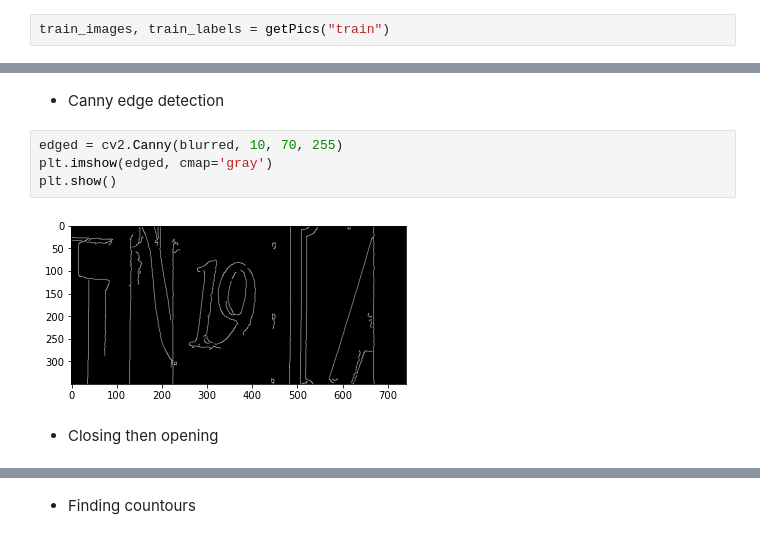
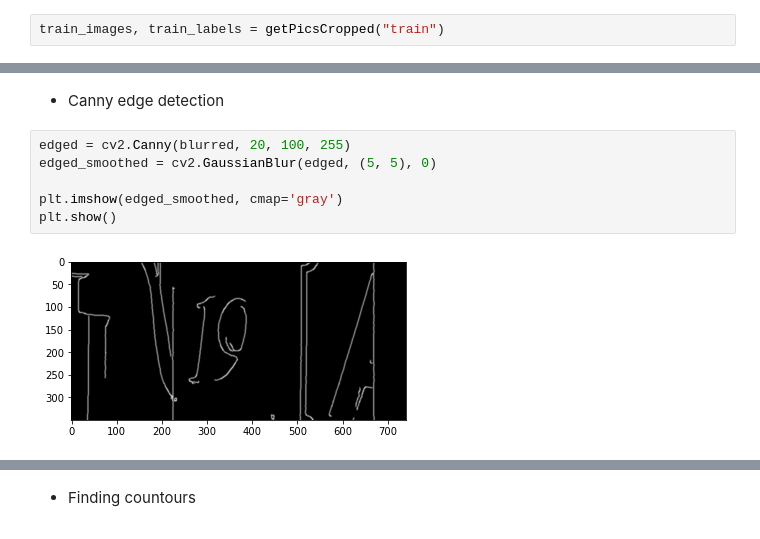
Before and after one commit to youssefg7/CSE483-Major-Task, a Jupyter notebook: trial-youssef.ipynb, the cells around one changed output, grey strips where cells are left out. Cells and saved outputs as stored; diff of their text form.

```diff
--- a/trial-youssef.ipynb
+++ b/trial-youssef.ipynb
@@ -82,3 +102,3 @@ def getPics(chosen_set):
 # %%
-train_images, train_labels = getPics("train")
+train_images, train_labels = getPicsCropped("train")
 # %% [output]
@@ -112,10 +214,10 @@ plt.show()
 # %% [markdown]
 - Canny edge detection
 # %%
-edged = cv2.Canny(blurred, 10, 70, 255)
-plt.imshow(edged, cmap='gray')
+edged = cv2.Canny(blurred, 20, 100, 255)
+edged_smoothed = cv2.GaussianBlur(edged, (5, 5), 0)
+
+plt.imshow(edged_smoothed, cmap='gray')
 plt.show()
 # %% [output]
-[figure, old version]
+[figure, new version]
-# %% [markdown]
-- Closing then opening
```
Also changed, not shown: parts of 13 cells of this notebook.
